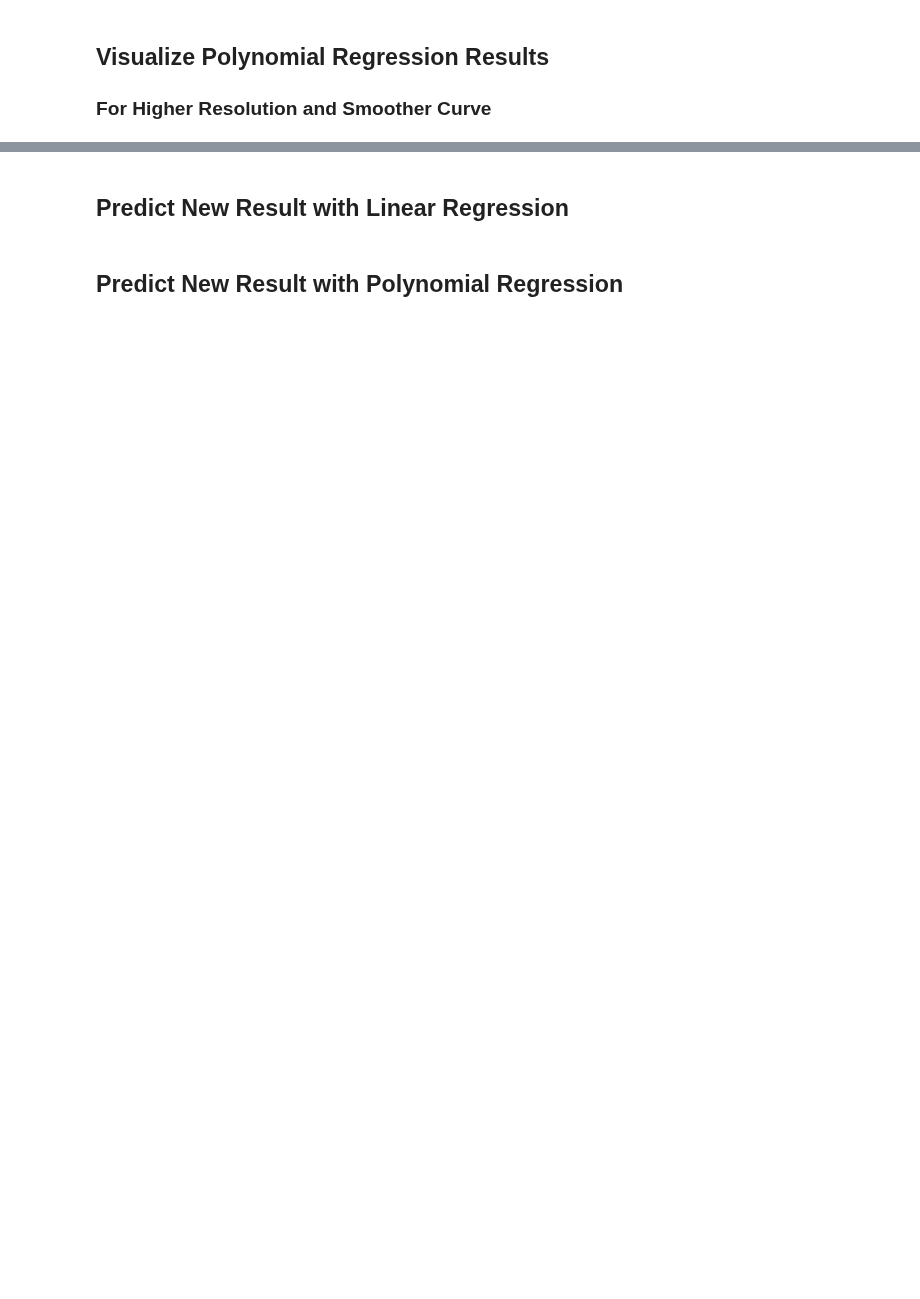
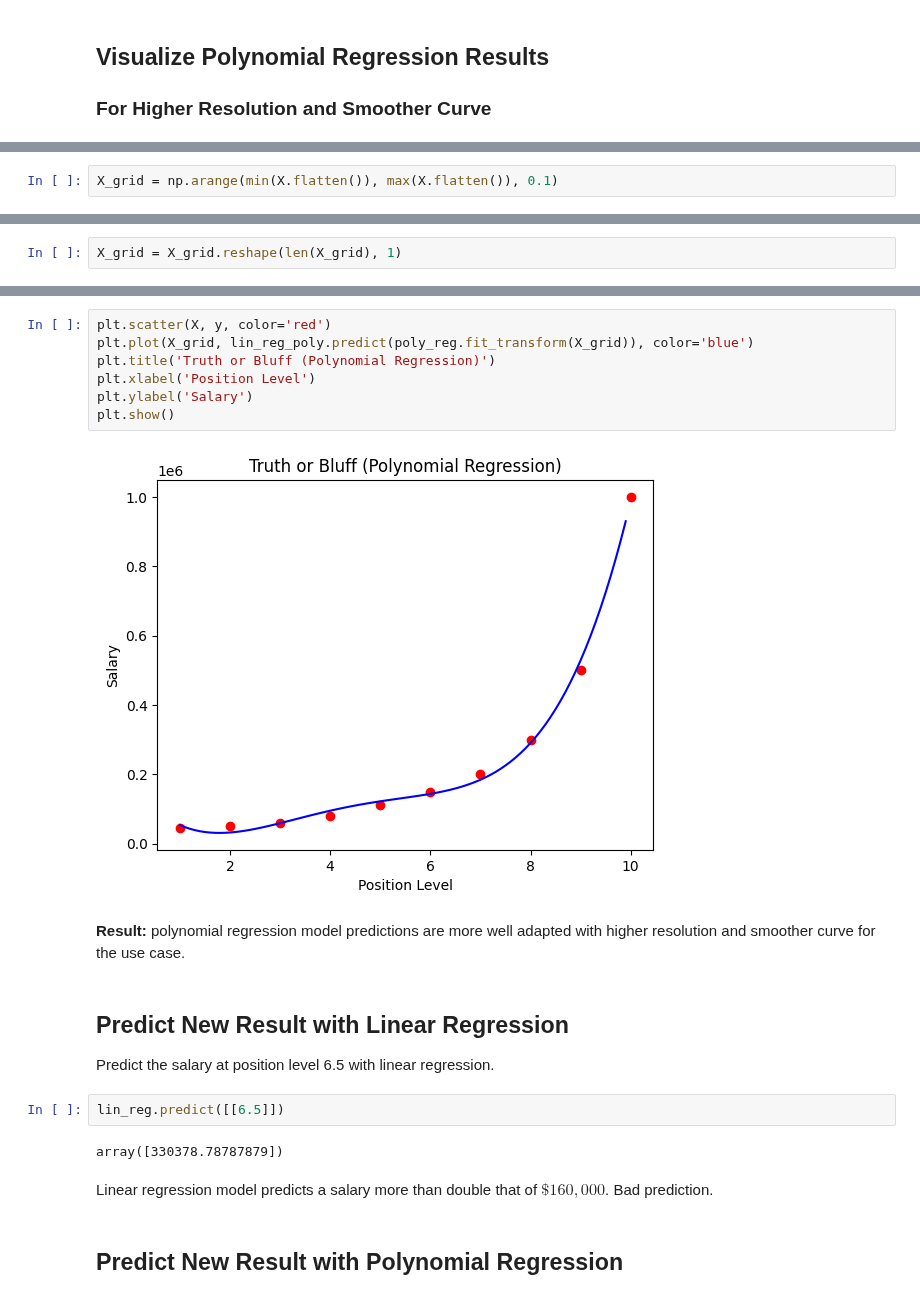
Before and after one commit to opengood-aio/ai-training, a Jupyter notebook: machine-learning/regression/03-polynomial-regression/polynomial_regression.ipynb, the cells around one changed output, grey strips where cells are left out. Drawn from its saved outputs; the diff is of its cells as text; blank space fills up the shorter version.

```diff
--- a/machine-learning/regression/03-polynomial-regression/polynomial_regression.ipynb
+++ b/machine-learning/regression/03-polynomial-regression/polynomial_regression.ipynb
@@ -77,0 +101,2 @@ LinearRegression()
+# %%
+X_grid = np.arange(min(X.flatten()), max(X.flatten()), 0.1)
@@ -77,0 +111,2 @@ LinearRegression()
+# %%
+X_grid = X_grid.reshape(len(X_grid), 1)
@@ -78,4 +133,23 @@ LinearRegression()
+# %%
+plt.scatter(X, y, color='red')
+plt.plot(X_grid, lin_reg_poly.predict(poly_reg.fit_transform(X_grid)), color='blue')
+plt.title('Truth or Bluff (Polynomial Regression)')
+plt.xlabel('Position Level')
+plt.ylabel('Salary')
+plt.show()
+# %% [output]
+[figure, added]
+# %% [markdown]
+**Result:** polynomial regression model predictions are more well adapted with higher resolution and smoother curve for the use case.
 # %% [markdown]
 ## Predict New Result with Linear Regression
+
+Predict the salary at position level 6.5 with linear regression.
+# %%
+lin_reg.predict([[6.5]])
+# %% [output]
+array([330378.78787879])
+# %% [markdown]
+Linear regression model predicts a salary more than double that of $\$160,000$. Bad prediction.
 # %% [markdown]
 ## Predict New Result with Polynomial Regression
```
Also changed, not shown: parts of 12 cells of this notebook.
